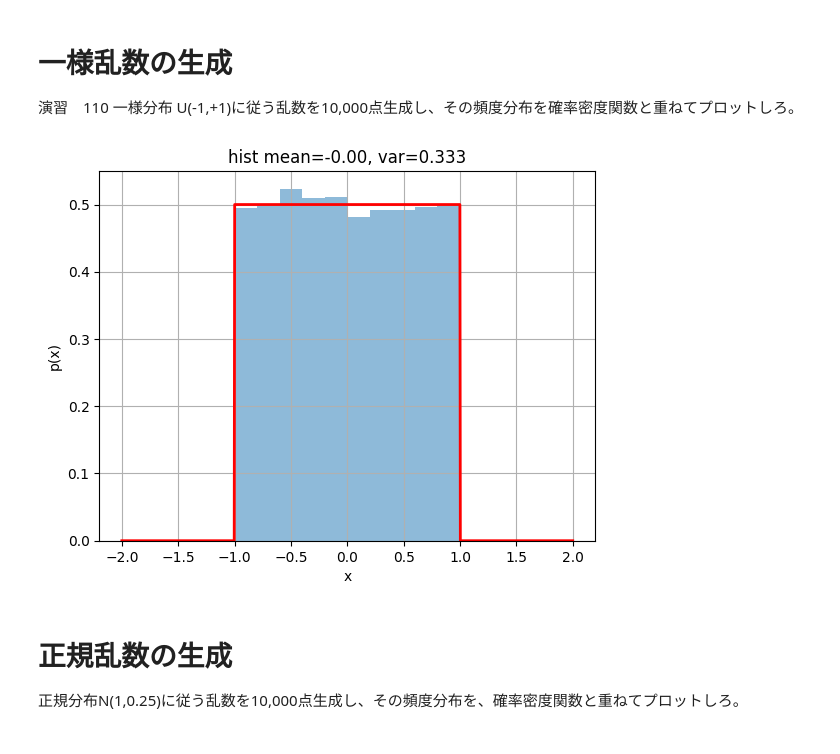
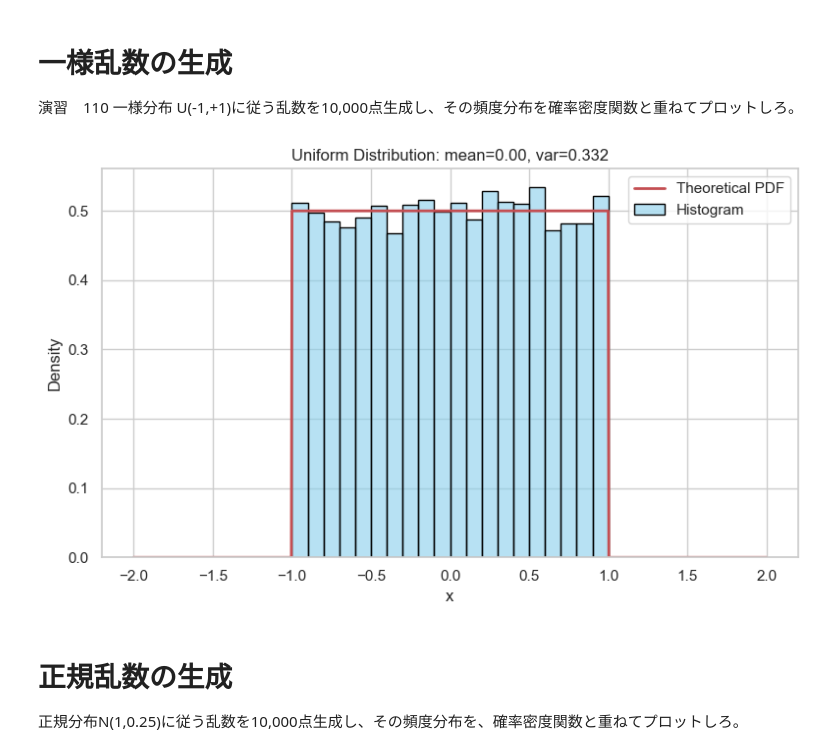
Before and after one commit to 4beshinji/MLtutorial, a Jupyter notebook: PAC_learning/rand.ipynb, the cells around one changed output. Drawn from its saved outputs; the diff is of its cells as text; code cells hidden in the pictures.

```diff
--- a/PAC_learning/rand.ipynb
+++ b/PAC_learning/rand.ipynb
@@ -5,35 +5,42 @@
 # %%
 import numpy as np
 import matplotlib.pyplot as plt
 import seaborn as sns
 from scipy import stats
 
-# 一様分布 loc=1, scale=1 → 区間[1,2)
+# Seabornスタイル設定
+sns.set(style="whitegrid")
+
+# 一様分布 loc=-1, scale=2 → 区間[-1, 1)
 xs = stats.uniform.rvs(loc=-1, scale=2, size=10000)
 
 # 理論PDF用のx軸と値
 x = np.linspace(-2, 2, 1000)
 p = stats.uniform.pdf(x, loc=-1, scale=2)
 
 # 平均・分散計算
 v = np.var(xs)
 m = np.mean(xs)
 
-# プロット
-fig = plt.figure()
-ax = fig.add_subplot(111)
-ax.hist(xs, bins=10, alpha=0.5, density=True)  # ← density=True に修正
-ax.plot(x, p, 'r-', lw=2)
+# プロット準備
+plt.figure(figsize=(8, 5))
+sns.histplot(xs, bins=20, stat='density', kde=False, color='skyblue', edgecolor='black', alpha=0.6, label='Histogram')
 
-# ラベルなど
-ax.set_xlabel('x')
-ax.set_ylabel('p(x)')
-ax.set_title('hist mean=%.2f, var=%.3f' % (m, v))
-ax.grid(True)
+# PDFの重ね描き
+plt.plot(x, p, 'r-', lw=2, label='Theoretical PDF')
 
+# ラベルや装飾
+plt.xlabel('x')
+plt.ylabel('Density')
+plt.title(f'Uniform Distribution: mean={m:.2f}, var={v:.3f}')
+plt.legend()
+plt.grid(True)
+plt.tight_layout()
+
+# 表示
 plt.show()
 # %% [output]
-[figure, old version]
+[figure, new version]
 # %% [markdown]
 # 正規乱数の生成
 正規分布N(1,0.25)に従う乱数を10,000点生成し、その頻度分布を、確率密度関数と重ねてプロットしろ。
```
